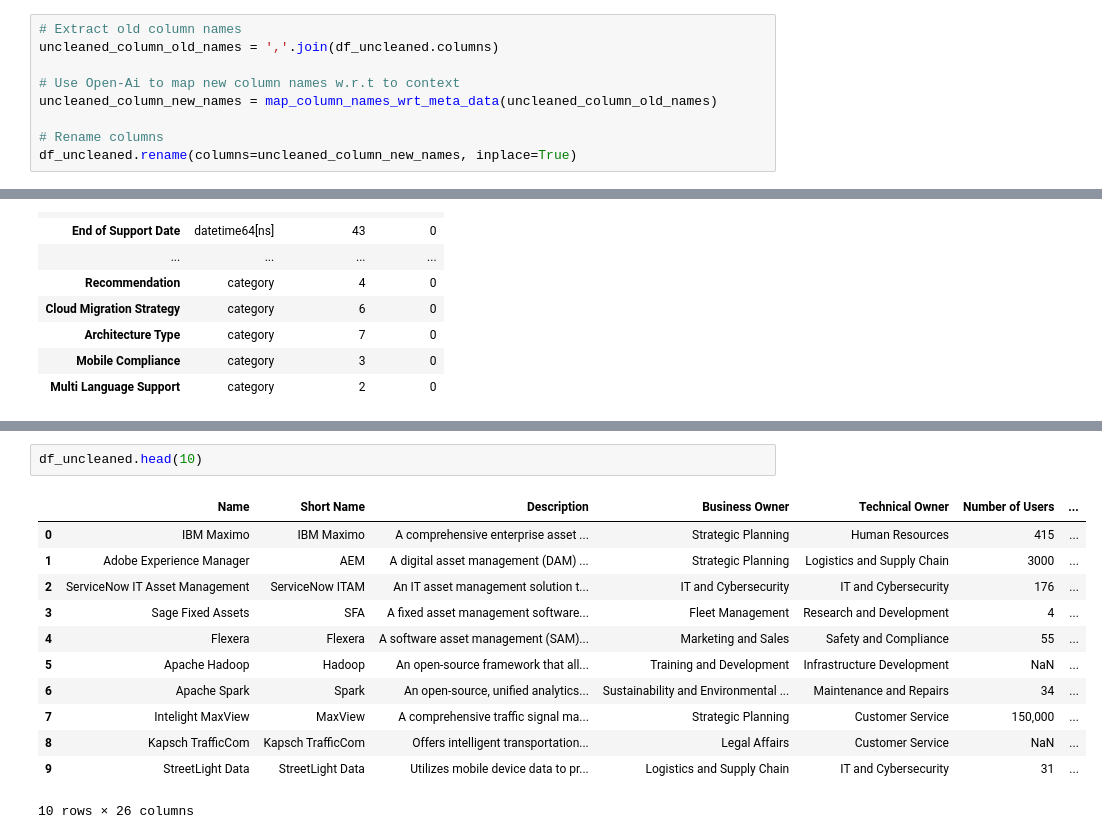
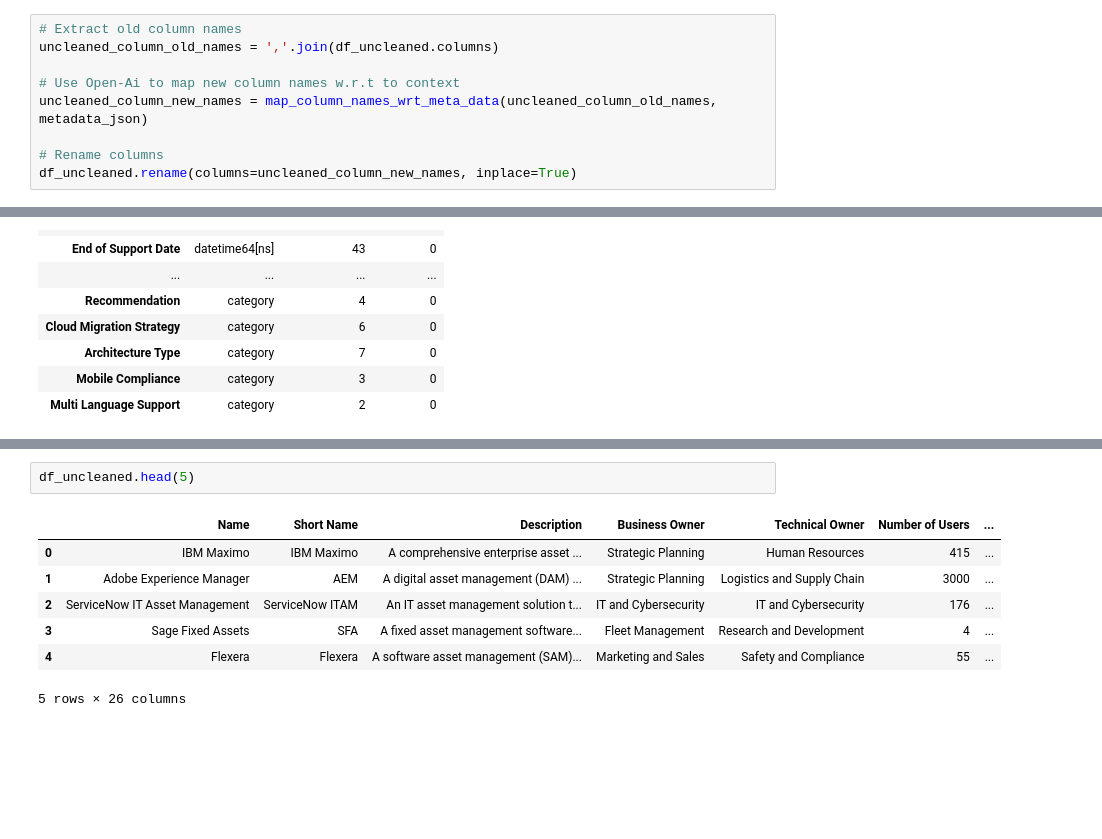
Before and after one commit to syedfaiqueali/Kaggle-Notebooks, a Jupyter notebook: data-cleaning.ipynb, the cells around one changed output, grey strips where cells are left out. Cells and saved outputs as stored; diff of their text form; blank space fills up the shorter version.

Commit message:
Kaggle Notebook | Data Cleaning, Transformation and Conversation | Version 10

```diff
--- a/data-cleaning.ipynb
+++ b/data-cleaning.ipynb
@@ -233,7 +246,7 @@ metadata_json
 uncleaned_column_old_names = ','.join(df_uncleaned.columns)
 
 # Use Open-Ai to map new column names w.r.t to context
-uncleaned_column_new_names = map_column_names_wrt_meta_data(uncleaned_column_old_names)
+uncleaned_column_new_names = map_column_names_wrt_meta_data(uncleaned_column_old_names, metadata_json)
 
 # Rename columns
 df_uncleaned.rename(columns=uncleaned_column_new_names, inplace=True)
@@ -332,15 +403,10 @@ quality_issues
 # %%
-df_uncleaned.head(10)
+df_uncleaned.head(5)
 # %% [output]
 |  | Name | Short Name | Description | Business Owner | Technical Owner | Number of Users | ... |
 | 0 | IBM Maximo | IBM Maximo | A comprehensive enterprise asset ... | Strategic Planning | Human Resources | 415 | ... |
 | 1 | Adobe Experience Manager | AEM | A digital asset management (DAM) ... | Strategic Planning | Logistics and Supply Chain | 3000 | ... |
 | 2 | ServiceNow IT Asset Management | ServiceNow ITAM | An IT asset management solution t... | IT and Cybersecurity | IT and Cybersecurity | 176 | ... |
 | 3 | Sage Fixed Assets | SFA | A fixed asset management software... | Fleet Management | Research and Development | 4 | ... |
 | 4 | Flexera | Flexera | A software asset management (SAM)... | Marketing and Sales | Safety and Compliance | 55 | ... |
-| 5 | Apache Hadoop | Hadoop | An open-source framework that all... | Training and Development | Infrastructure Development | NaN | ... |
-| 6 | Apache Spark | Spark | An open-source, unified analytics... | Sustainability and Environmental ... | Maintenance and Repairs | 34 | ... |
-| 7 | Intelight MaxView | MaxView | A comprehensive traffic signal ma... | Strategic Planning | Customer Service | 150,000 | ... |
-| 8 | Kapsch TrafficCom | Kapsch TrafficCom | Offers intelligent transportation... | Legal Affairs | Customer Service | NaN | ... |
-| 9 | StreetLight Data | StreetLight Data | Utilizes mobile device data to pr... | Logistics and Supply Chain | IT and Cybersecurity | 31 | ... |
-10 rows × 26 columns
+5 rows × 26 columns
```
Also changed, not shown: parts of 12 cells of this notebook.
